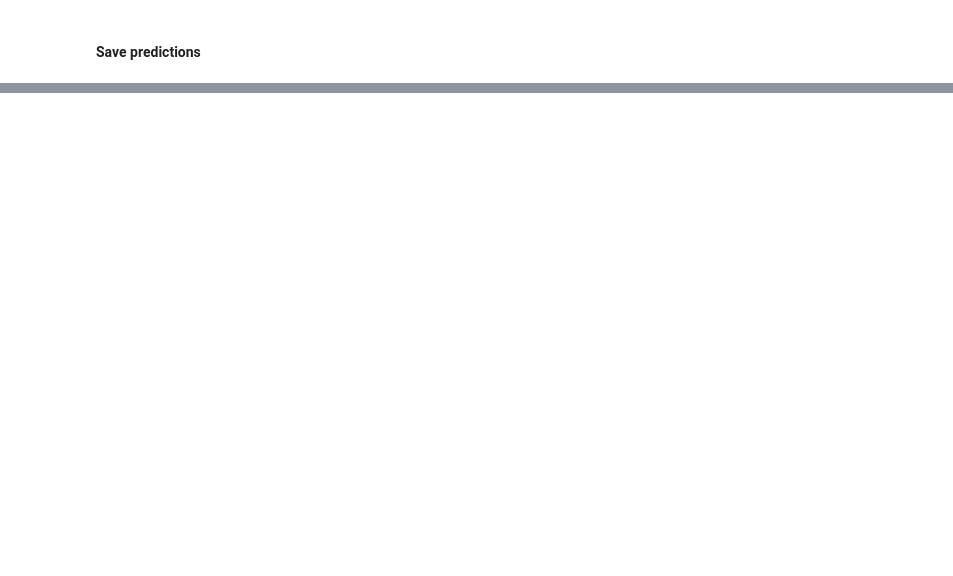
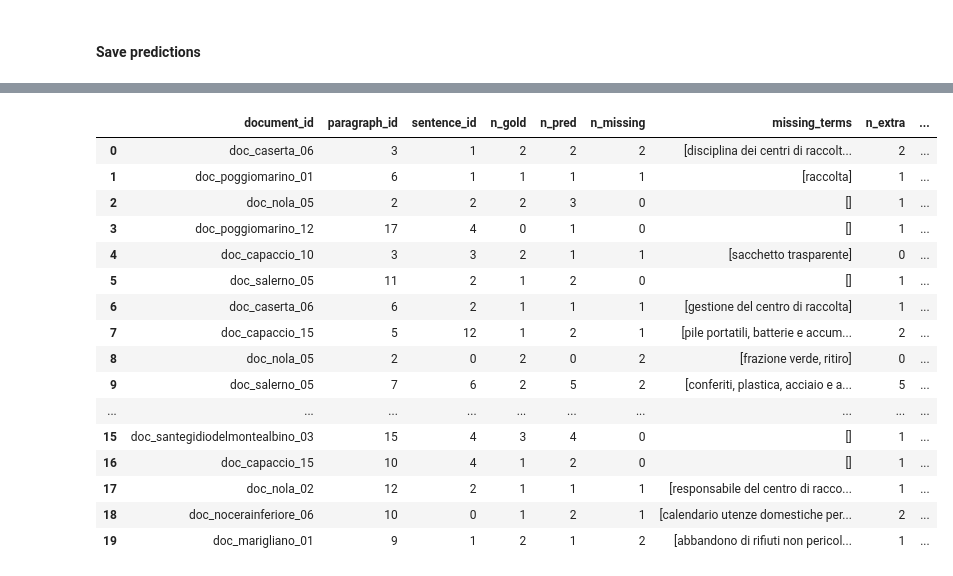
Before and after one commit to sofiamaule/ATE-IT_SofiaMaule, a Jupyter notebook: src/bert_spacy_term_extraction.ipynb, the cells around one changed output, grey strips where cells are left out. Drawn from its saved outputs; the diff is of its cells as text; code cells hidden in the pictures; blank space fills up the shorter version.

```diff
--- a/src/bert_spacy_term_extraction.ipynb
+++ b/src/bert_spacy_term_extraction.ipynb
@@ -137,9 +152,9 @@ adds spaCy terms only if their normalized form appears in the train vocabulary (
 # %%
-def norm(t: str) -> str:
+""" def norm(t: str) -> str:
     if not t:
         return ""
     t = t.lower().strip()
     t = " ".join(t.split())
     t = t.replace("’", "'")
     t = t.strip(".,;:-'\"()[]{}")
-    return t
+    return t """
@@ -752,16 +653,0 @@ def explain_removal_path(term, sentence_text, bert_terms_raw, spacy_terms_raw, t
-# %%
-errors, sorted_keys = collect_sentence_errors(ensemble_output, dev_data)
-
-# Print 10 worst sentences
-print_top_error_sentences(errors, sorted_keys, dev_data, top_n=15)
-
-# Debug a specific term in a bad sentence
-bad_key = sorted_keys[0]  # worst sentence
-doc, par, sent = bad_key
-row = next(r for r in dev_data["data"] if (r["document_id"],r["paragraph_id"],r["sentence_id"]) == bad_key)
-
-bert_raw = bert_map.get(bad_key, [])
-spacy_raw = spacy_map.get(bad_key, [])
-sentence_text = row["sentence_text"]
-
-explain_removal_path("gestione dei rifiuti urbani", sentence_text, bert_raw, spacy_raw, train_vocab_norm)
@@ -785,0 +665,58 @@ Done.
+# %%
+
+def build_sentence_error_table(dev_data, pred_data):
+    """
+    Build a table where each row corresponds to a sentence that has errors.
+    Coherent with:
+      - norm()
+      - collect_sentence_errors()
+      - merge structure
+      - (doc, par, sent) key
+    """
+
+    # ---- Build gold map ----
+    gold_map = {}
+    for e in dev_data["data"]:
+        key = (e["document_id"], e["paragraph_id"], e["sentence_id"])
+        gold_map[key] = set(norm(t) for t in e.get("term_list", []))
+
+    # ---- Build pred map ----
+    pred_map = {}
+    for e in pred_data["data"]:
+        key = (e["document_id"], e["paragraph_id"], e["sentence_id"])
+        pred_map[key] = set(norm(t) for t in e.get("term_list", []))
+
+    # ---- Build rows ----
+    rows = []
+    for key in gold_map:
+        doc, par, sent = key
+        gold_set = gold_map[key]
+        pred_set = pred_map.get(key, set())
+
+        missing = gold_set - pred_set
+        extra   = pred_set - gold_set
+
+        if missing or extra:
+            rows.append({
+                "document_id": doc,
+                "paragraph_id": par,
+                "sentence_id": sent,
+                "n_gold": len(gold_set),
+                "n_pred": len(pred_set),
+                "n_missing": len(missing),
+                "missing_terms": sorted(missing),
+                "n_extra": len(extra),
+                "extra_terms": sorted(extra),
+                "sentence_text": next(
+                    r["sentence_text"]
+                    for r in dev_data["data"]
+                    if (r["document_id"], r["paragraph_id"], r["sentence_id"]) == key
+                )
+            })
+
+    df = pd.DataFrame(rows)
+    return df
+errors_df = build_sentence_error_table(dev_data, ensemble_output)
+print(f"Error table shape: {errors_df.shape}")
+errors_df.head(20)
+# %% [output]
@@ -785,0 +724,17 @@ Done.
+|  | document_id | paragraph_id | sentence_id | n_gold | n_pred | n_missing | missing_terms | n_extra | ... |
+| 0 | doc_caserta_06 | 3 | 1 | 2 | 2 | 2 | [disciplina dei centri di raccolt... | 2 | ... |
+| 1 | doc_poggiomarino_01 | 6 | 1 | 1 | 1 | 1 | [raccolta] | 1 | ... |
+| 2 | doc_nola_05 | 2 | 2 | 2 | 3 | 0 | [] | 1 | ... |
+| 3 | doc_poggiomarino_12 | 17 | 4 | 0 | 1 | 0 | [] | 1 | ... |
+| 4 | doc_capaccio_10 | 3 | 3 | 2 | 1 | 1 | [sacchetto trasparente] | 0 | ... |
+| 5 | doc_salerno_05 | 11 | 2 | 1 | 2 | 0 | [] | 1 | ... |
+| 6 | doc_caserta_06 | 6 | 2 | 1 | 1 | 1 | [gestione del centro di raccolta] | 1 | ... |
+| 7 | doc_capaccio_15 | 5 | 12 | 1 | 2 | 1 | [pile portatili, batterie e accum... | 2 | ... |
+| 8 | doc_nola_05 | 2 | 0 | 2 | 0 | 2 | [frazione verde, ritiro] | 0 | ... |
+| 9 | doc_salerno_05 | 7 | 6 | 2 | 5 | 2 | [conferiti, plastica, acciaio e a... | 5 | ... |
+| ... | ... | ... | ... | ... | ... | ... | ... | ... | ... |
+| 15 | doc_santegidiodelmontealbino_03 | 15 | 4 | 3 | 4 | 0 | [] | 1 | ... |
+| 16 | doc_capaccio_15 | 10 | 4 | 1 | 2 | 0 | [] | 1 | ... |
+| 17 | doc_nola_02 | 12 | 2 | 1 | 1 | 1 | [responsabile del centro di racco... | 1 | ... |
+| 18 | doc_nocerainferiore_06 | 10 | 0 | 1 | 2 | 1 | [calendario utenze domestiche per... | 2 | ... |
+| 19 | doc_marigliano_01 | 9 | 1 | 2 | 1 | 2 | [abbandono di rifiuti non pericol... | 1 | ... |
```
Also changed, not shown: parts of 33 cells of this notebook, 10 other files.
